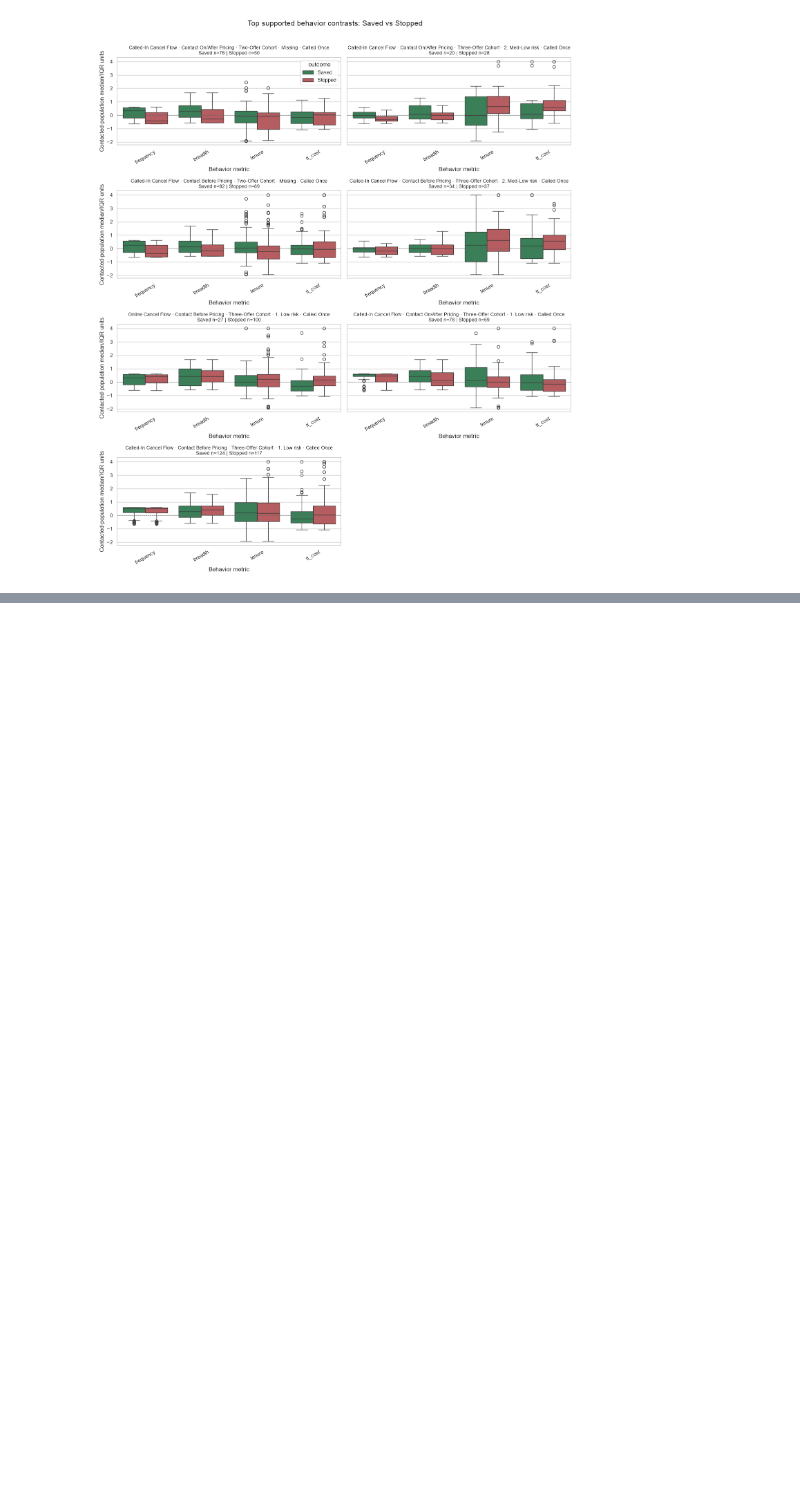
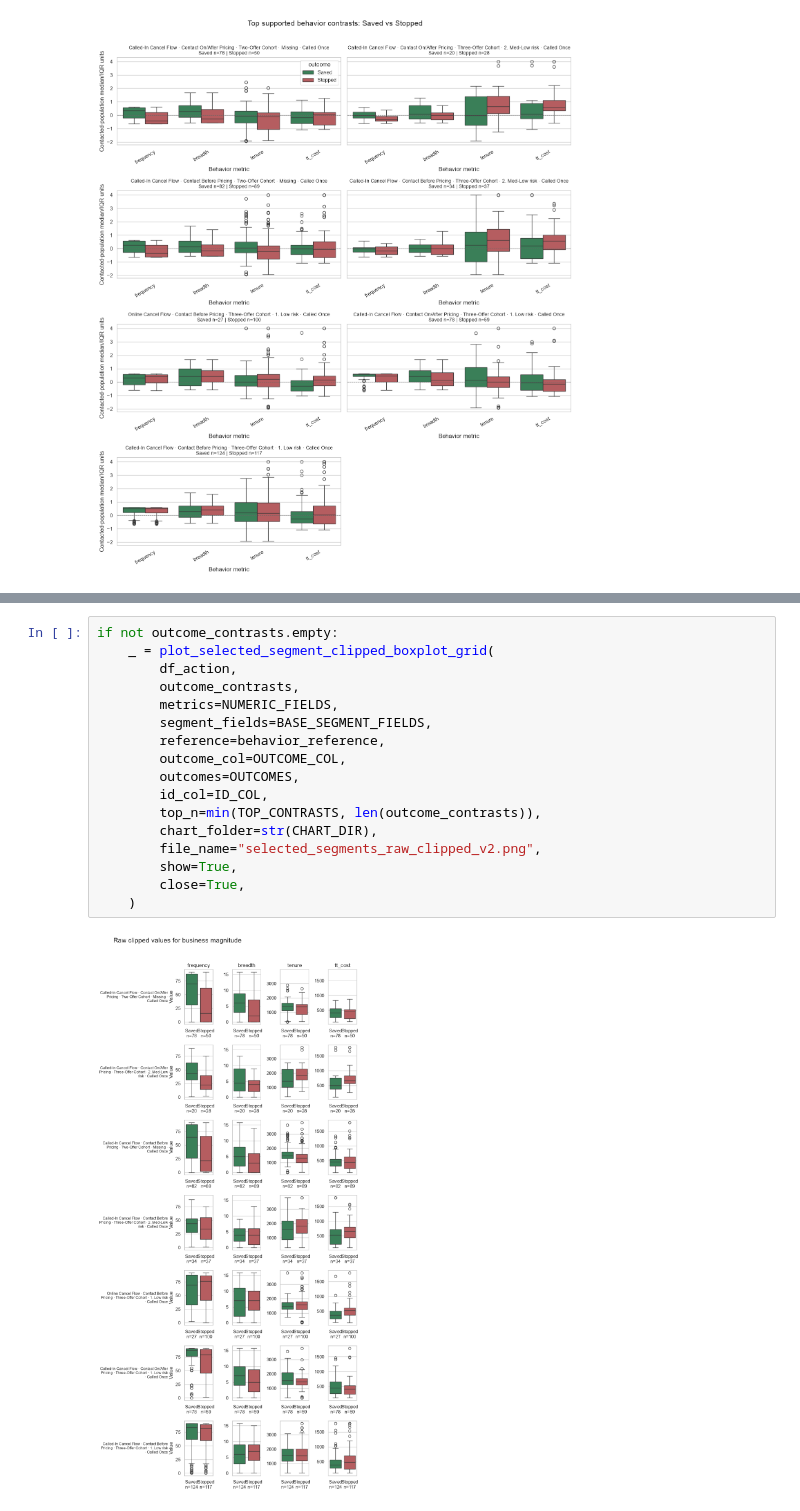
Before and after one commit to ying-gannett/stop_save_pChurn, a Jupyter notebook: src/notebooks/EDA_v2.ipynb, the cells around one changed output, grey strips where cells are left out. Drawn from its saved outputs; the diff is of its cells as text; blank space fills up the shorter version.

```diff
--- a/src/notebooks/EDA_v2.ipynb
+++ b/src/notebooks/EDA_v2.ipynb
@@ -317,3 +376,22 @@ else:
+# %%
+if not outcome_contrasts.empty:
+    _ = plot_selected_segment_clipped_boxplot_grid(
+        df_action,
+        outcome_contrasts,
+        metrics=NUMERIC_FIELDS,
+        segment_fields=BASE_SEGMENT_FIELDS,
+        reference=behavior_reference,
+        outcome_col=OUTCOME_COL,
+        outcomes=OUTCOMES,
+        id_col=ID_COL,
+        top_n=min(TOP_CONTRASTS, len(outcome_contrasts)),
+        chart_folder=str(CHART_DIR),
+        file_name="selected_segments_raw_clipped_v2.png",
+        show=True,
+        close=True,
+    )
+# %% [output]
+[figure, added]
 # %% [markdown]
 ## Interpretation guide
 
```
Also changed, not shown: parts of 6 cells of this notebook, 2 other files.
